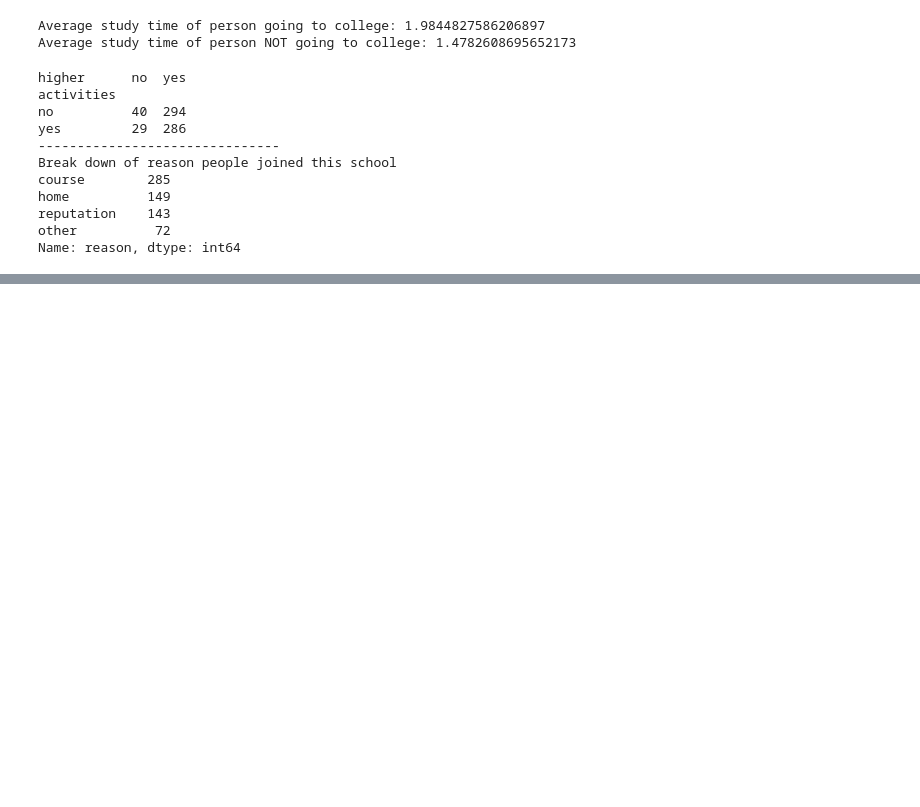
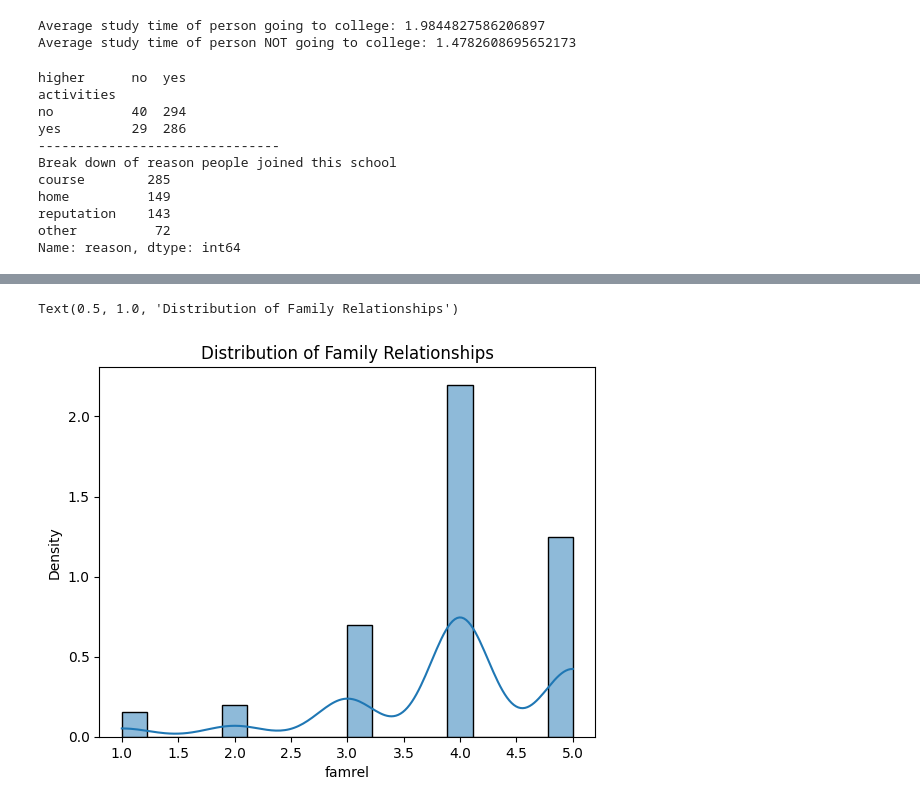
Before and after one commit to arjun37602/CCNLab, a Jupyter notebook: school.ipynb, the cells around one changed output, grey strips where cells are left out. Saved outputs shown, nothing was run; the diff lists cells and outputs as text; code cells hidden in the pictures; blank space fills up the shorter version.

```diff
--- a/school.ipynb
+++ b/school.ipynb
@@ -212,0 +223,6 @@ Name: reason, dtype: int64
+# %%
+sns.histplot(data=df, x='famrel', kde=True, stat='density')
+plt.title('Distribution of Family Relationships')
+# %% [output]
+Text(0.5, 1.0, 'Distribution of Family Relationships')
+[figure, added]
```
Also changed, not shown: parts of 19 cells of this notebook, 3 other files.
